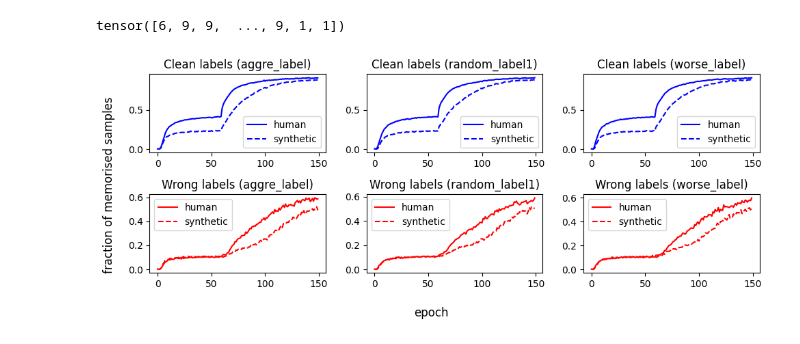
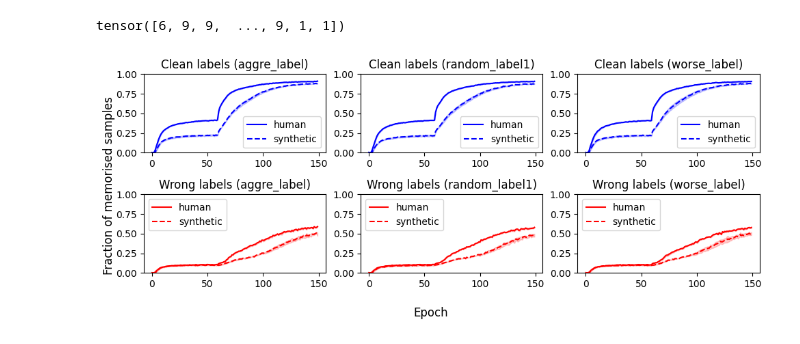
Before and after one commit to KlemenVovk/noisy-labels, a Jupyter notebook: src/reproducibility/memorization_effects/memorization.ipynb, the cells around one changed output. Drawn from its saved outputs; the diff is of its cells as text; code cells hidden in the pictures.

Commit message:
upload memorisation figure

```diff
--- a/src/reproducibility/memorization_effects/memorization.ipynb
+++ b/src/reproducibility/memorization_effects/memorization.ipynb
@@ -110,5 +110,9 @@ def train_and_record_memorization(clean_labels, noisy_labels, num_epochs):
 #     memo_results[key]["human"] = {"clean": human[0], "wrong": human[1]}
 #     memo_results[key]["synthetic"] = {"clean": synth[0], "wrong": synth[1]}
 # torch.save(memo_results, "memo_results.pt")
-# %%
-memo_results = torch.load("memo_results.pt")
+# %%
+results = dict()
+seeds = [1337, 42, 1]
+for seed in seeds:
+    memo_results = torch.load(f"memo_results_{seed}.pt")
+    results[seed] = memo_results
@@ -115,20 +148,51 @@ memo_results = torch.load("memo_results.pt")
 # %%
 fig, ax = plt.subplots(2, 3, figsize=(10, 4))
 
 for i, key in enumerate(keys_to_test):
     ax[0, i].set_title(f"Clean labels ({key})")
-    ax[0, i].plot(memo_results[key]["human"]["clean"], "b", label='human')
-    ax[0, i].plot(memo_results[key]["synthetic"]["clean"], "b--", label='synthetic')
+    ax[0, i].plot(memo_results_mean[key]["human"]["clean"], "b", label='human')
+    ax[0, i].plot(memo_results_mean[key]["synthetic"]["clean"], "b--", label='synthetic')
+    ax[0, i].fill_between(
+        np.arange(150),
+        memo_results_mean[key]["human"]["clean"] - memo_results_unc[key]["human"]["clean"],
+        memo_results_mean[key]["human"]["clean"] + memo_results_unc[key]["human"]["clean"],
+        color="b", alpha=0.2
+    )
+    ax[0, i].fill_between(
+        np.arange(150),
+        memo_results_mean[key]["synthetic"]["clean"] - memo_results_unc[key]["synthetic"]["clean"],
+        memo_results_mean[key]["synthetic"]["clean"] + memo_results_unc[key]["synthetic"]["clean"],
+        color="b", alpha=0.2
+    )
 
     ax[1, i].set_title(f"Wrong labels ({key})")
-    ax[1, i].plot(memo_results[key]["human"]["wrong"], "r", label='human')
-    ax[1, i].plot(memo_results[key]["synthetic"]["wrong"], "r--",  label='synthetic')
+    ax[1, i].plot(memo_results_mean[key]["human"]["wrong"], "r", label='human')
+    ax[1, i].plot(memo_results_mean[key]["synthetic"]["wrong"], "r--",  label='synthetic')
+
+    ax[1, i].fill_between(
+        np.arange(150),
+        memo_results_mean[key]["human"]["wrong"] - memo_results_unc[key]["human"]["wrong"],
+        memo_results_mean[key]["human"]["wrong"] + memo_results_unc[key]["human"]["wrong"],
+        color="r", alpha=0.2
+    )
+
+    ax[1, i].fill_between(
+        np.arange(150),
+        memo_results_mean[key]["synthetic"]["wrong"] - memo_results_unc[key]["synthetic"]["wrong"],
+        memo_results_mean[key]["synthetic"]["wrong"] + memo_results_unc[key]["synthetic"]["wrong"],
+        color="r", alpha=0.2
+    )
 
     ax[0, i].legend()
     ax[1, i].legend()
+    ax[0, i].set_ylim(0, 1)
+    ax[1, i].set_ylim(0, 1)
 
-fig.supxlabel("epoch")
-fig.supylabel("fraction of memorised samples")
+fig.supxlabel("Epoch")
+fig.supylabel("Fraction of memorised samples")
 plt.tight_layout()
+
+plt.savefig("memorisation.pdf", dpi=600)
+plt.show()
 # %% [output]
-[figure, old version]
+[figure, new version]
```
Also changed, not shown: parts of 1 cell of this notebook, 1 other file.
